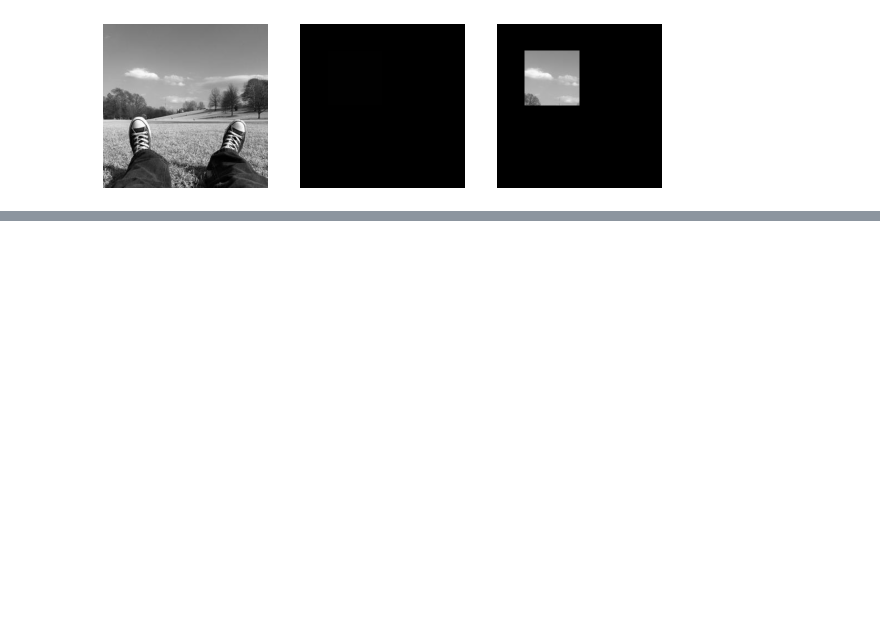
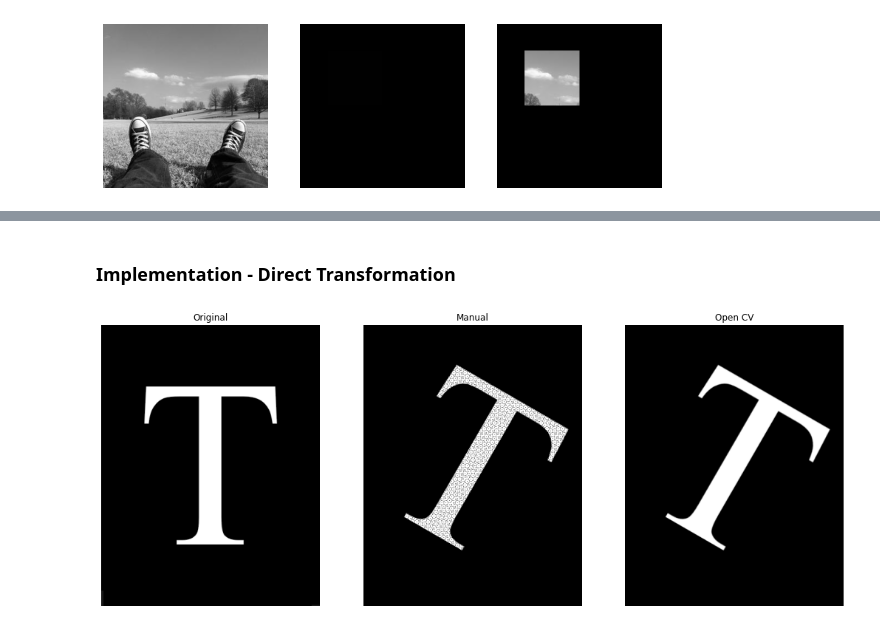
Before and after one commit to alifarrokh/FUM-ComputerVision, a Jupyter notebook: CV_S01.ipynb, the cells around one changed output, grey strips where cells are left out. Cells and saved outputs as stored; diff of their text form; code cells hidden in the pictures; blank space fills up the shorter version.

```diff
--- a/CV_S01.ipynb
+++ b/CV_S01.ipynb
@@ -198,0 +320,30 @@ imshow(img, mask, img_masked)
+# %% [markdown]
+### Implementation - Direct Transformation
+# %%
+img = cv2.imread('Fig0236(a)(letter_T).tif', cv2.IMREAD_GRAYSCALE)
+m = rotation(-np.pi/6, cx=width/2, cy=height/2)[:2, :]
+
+height, width = img.shape
+final_size = (width, height)
+
+src_y, src_x = np.indices((height, width))
+src_points = np.stack((src_x.ravel(), src_y.ravel(), np.ones(src_y.size))).astype('int64')
+dest_points = np.round(m @ src_points).astype(int)
+
+# Filter the points
+lower_bound_condition = np.logical_and(dest_points[0,:] >= 0, dest_points[1,:] >= 0)
+upper_bound_condition = np.logical_and(dest_points[0,:] < width, dest_points[1,:] < height)
+condition = np.logical_and(lower_bound_condition, upper_bound_condition)
+src_points = src_points[:2, condition]
+dest_points = dest_points[:, condition]
+
+# Fill the output image
+out = np.zeros_like(img)
+out[dest_points[1], dest_points[0]] = img[src_points[1], src_points[0]]
+
+# Use cv2
+out_cv2 = cv2.warpAffine(img, m, final_size)
+
+imshow(img, out, out_cv2, title=['Original', 'Manual', 'Open CV'], figsize=18)
+# %% [output]
+[figure, added]
```
Also changed, not shown: parts of 19 cells of this notebook.
